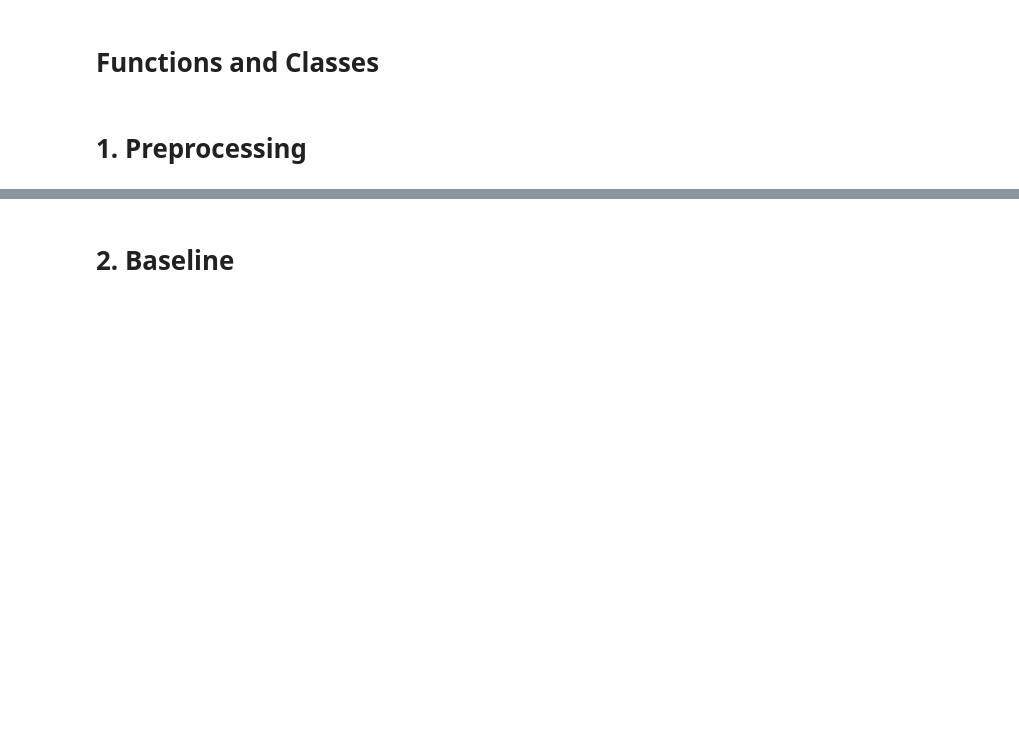
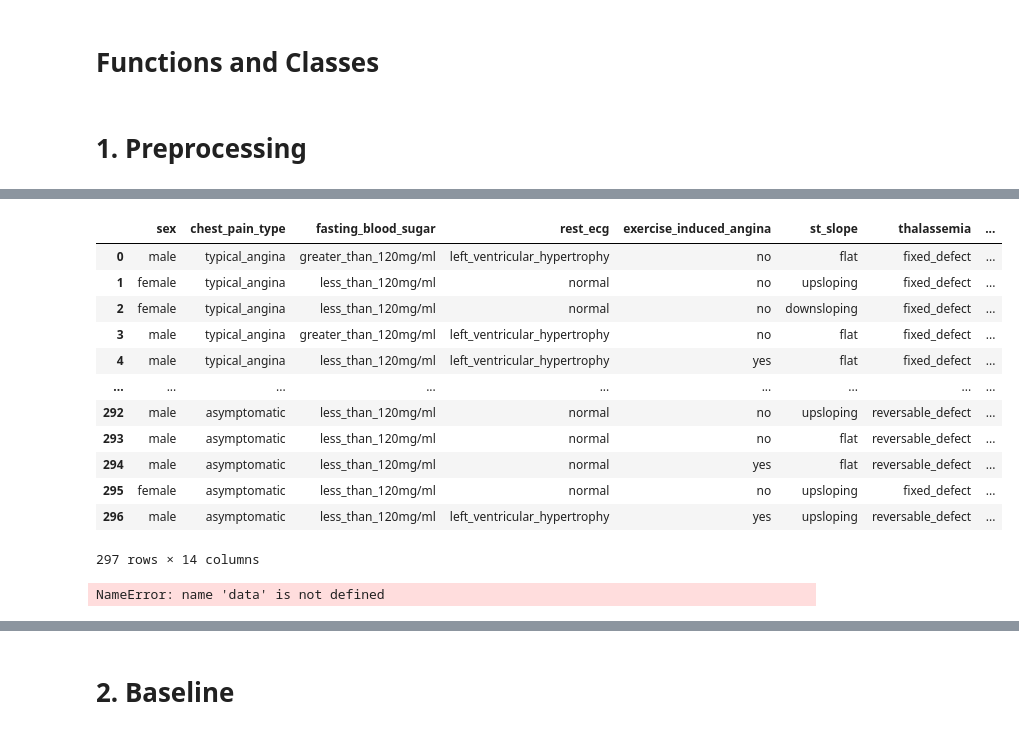
Before and after one commit to made-mlops-2022/artem_ustsov, a Jupyter notebook: notebooks/Preprocessing & Baseline.ipynb, the cells around one changed output, grey strips where cells are left out. Drawn from its saved outputs; the diff is of its cells as text; code cells hidden in the pictures; blank space fills up the shorter version.

Commit message:
fix transformers. add model selection. fix dataclasses. add processing data

```diff
--- a/notebooks/Preprocessing & Baseline.ipynb
+++ b/notebooks/Preprocessing & Baseline.ipynb
@@ -193,3 +276,43 @@ df_transformer = DataframeTransformer()
+# %%
+def build_raw_data_pipeline(cat_features, num_features, target) -> Pipeline:
+    raw_headers_pipeline = Pipeline(
+        steps=[
+            ("raw_data_columns_rename", build_rename_raw_data_columns_pipeline()),
+            ("feature_rename", build_features_values_rename_pipeline(cat_features, num_features, target))
+        ]
+    )
+    return raw_headers_pipeline
+# %%
+def process_raw_data(data, cat_features, num_features, target):
+    raw_data_pipeline = build_raw_data_pipeline(cat_features, num_features, target)
+    return pd.DataFrame(
+        raw_data_pipeline.fit_transform(data),
+        columns=cat_features + num_features + target,
+    )
+# %%
+TARGET = ["condition"]
+# %%
+data = process_raw_data(raw_data, CAT_FEATURES, NUMERICAL_FEATURES, TARGET)
+# %%
+data
+# %% [output]
+|  | sex | chest_pain_type | fasting_blood_sugar | rest_ecg | exercise_induced_angina | st_slope | thalassemia | ... |
+| 0 | male | typical_angina | greater_than_120mg/ml | left_ventricular_hypertrophy | no | flat | fixed_defect | ... |
+| 1 | female | typical_angina | less_than_120mg/ml | normal | no | upsloping | fixed_defect | ... |
+| 2 | female | typical_angina | less_than_120mg/ml | normal | no | downsloping | fixed_defect | ... |
+| 3 | male | typical_angina | greater_than_120mg/ml | left_ventricular_hypertrophy | no | flat | fixed_defect | ... |
+| 4 | male | typical_angina | less_than_120mg/ml | left_ventricular_hypertrophy | yes | flat | fixed_defect | ... |
+| ... | ... | ... | ... | ... | ... | ... | ... | ... |
+| 292 | male | asymptomatic | less_than_120mg/ml | normal | no | upsloping | reversable_defect | ... |
+| 293 | male | asymptomatic | less_than_120mg/ml | normal | no | flat | reversable_defect | ... |
+| 294 | male | asymptomatic | less_than_120mg/ml | normal | yes | flat | reversable_defect | ... |
+| 295 | female | asymptomatic | less_than_120mg/ml | normal | no | upsloping | fixed_defect | ... |
+| 296 | male | asymptomatic | less_than_120mg/ml | left_ventricular_hypertrophy | yes | upsloping | reversable_defect | ... |
+297 rows × 14 columns
+# %%
+data['condition']
+# %% [output]
+NameError: name 'data' is not defined
 # %%
 X, y = df_transformer.transform(raw_data)
 X
```
Also changed, not shown: parts of 19 cells of this notebook, 16 other files.
